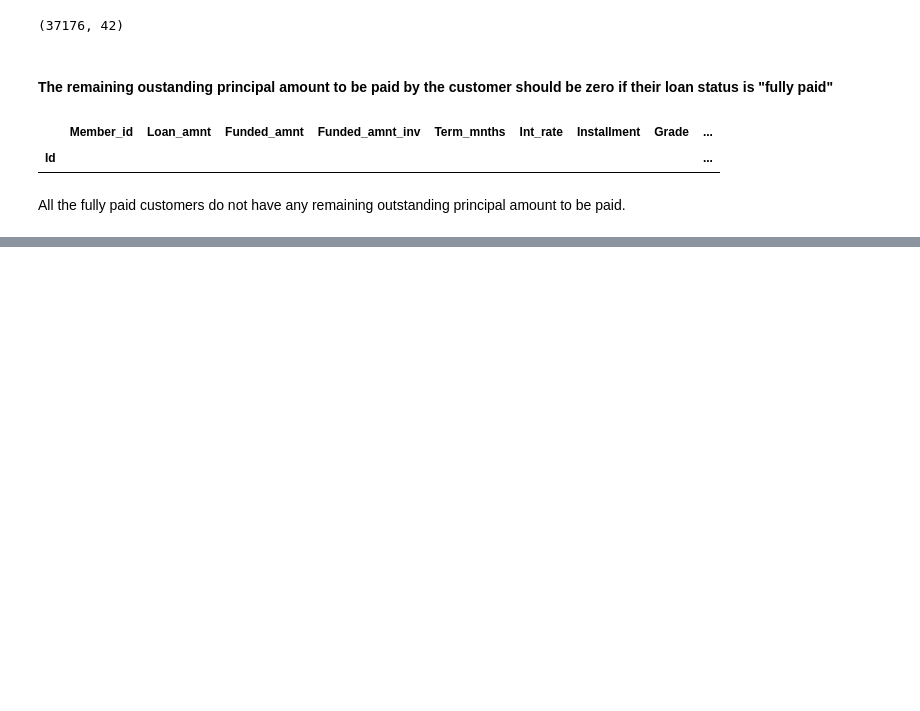
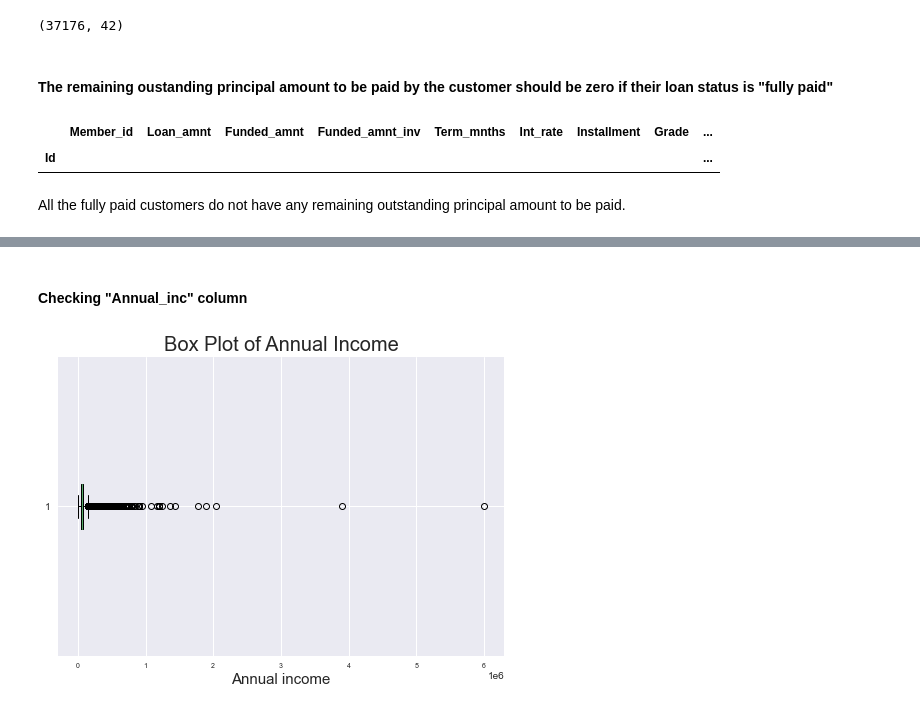
Before and after one commit to Veneeshkrishnan/Lending_Club_Case_Study, a Jupyter notebook: Lending_club.ipynb, the cells around one changed output, grey strips where cells are left out. Drawn from its saved outputs; the diff is of its cells as text; code cells hidden in the pictures; blank space fills up the shorter version.

```diff
--- a/Lending_club.ipynb
+++ b/Lending_club.ipynb
@@ -583,0 +596,10 @@ All the fully paid customers do not have any remaining outstanding principal amo
+# %% [markdown]
+#### Checking "Annual_inc" column
+# %%
+plt.boxplot(Loan_data["Annual_inc"], vert=False)
+plt.xticks(rotation=0,fontsize=7)
+plt.title("Box Plot of Annual Income",fontsize=20)
+plt.xlabel("Annual income",fontsize=15)
+plt.show()
+# %% [output]
+[figure, added]
```
Also changed, not shown: parts of 11 cells of this notebook.
